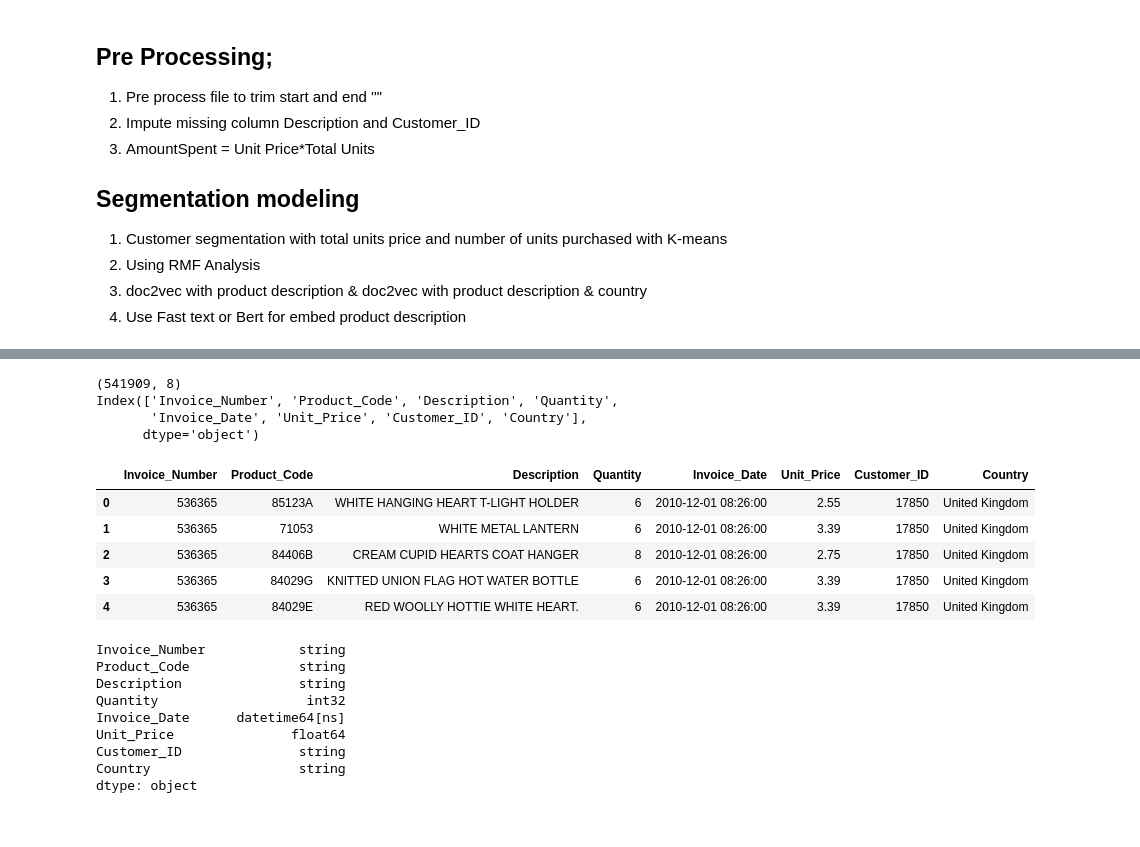
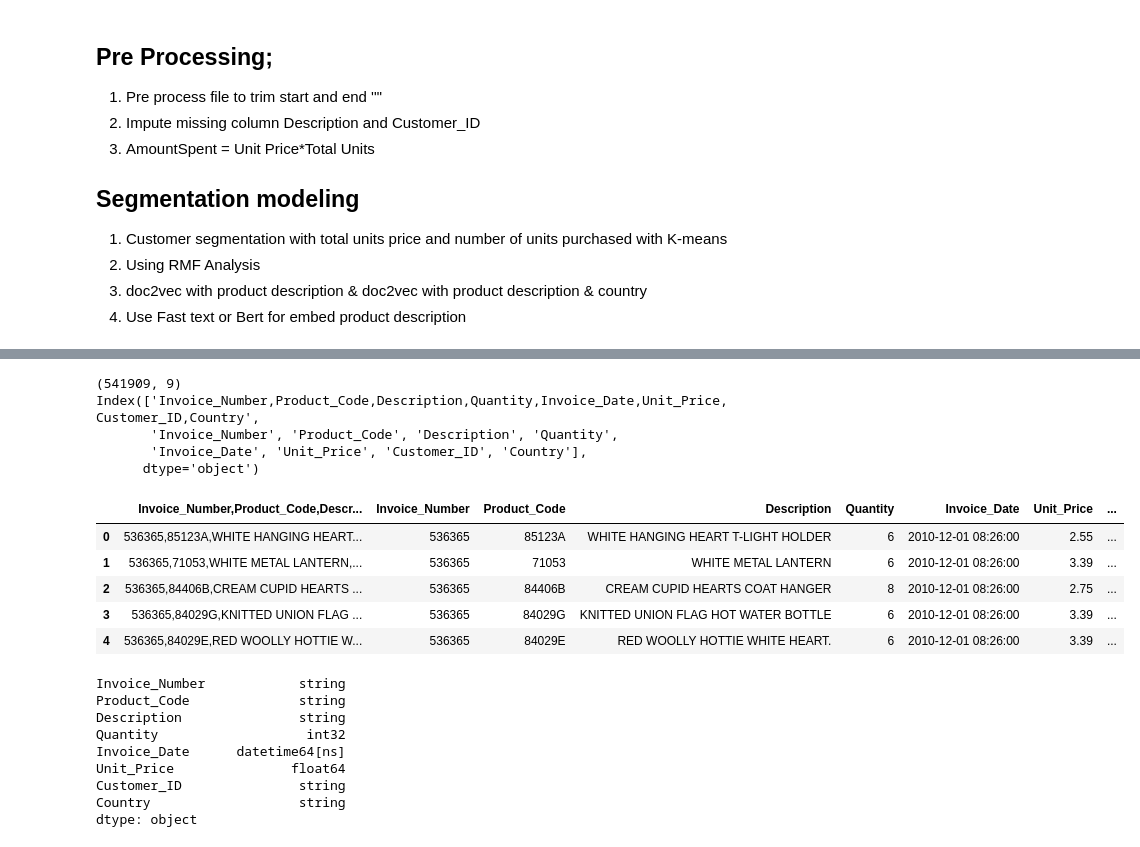
Before and after one commit to srikant86panda/altimetrik_ml_challenge, a Jupyter notebook: Segmentation_customer_value_data.ipynb, the cells around one changed output, grey strips where cells are left out. Saved outputs shown, nothing was run; the diff lists cells and outputs as text; code cells hidden in the pictures.

Commit message:
data feature formatting with regex

```diff
--- a/Segmentation_customer_value_data.ipynb
+++ b/Segmentation_customer_value_data.ipynb
@@ -28,30 +28,27 @@ glob.glob('data/ML*.txt')
-# %%
-source_file = 'data\\ML Data.txt'
-dest_file =  'data\\ML Data_new.txt'
-with open (source_file, "r") as infile:
-    all_lines = infile.readlines()
-with open (dest_file, "w+") as outfile:
-    _RE_COMBINE_ = re.compile(r'"+')
-    lines = [_RE_COMBINE_.sub('"', line.strip()[1:-1]) for line in all_lines]
-    outfile.writelines("%s\n" % l for l in lines)
-# %%
-df = pd.read_csv(dest_file, encoding='latin1', dtype = {'Invoice_Number':'string', 'Product_Code': 'string', 'Description': 'string', 'Quantity': 'int',
-       'Invoice_Date':'string', 'Unit_Price':'float', 'Customer_ID':'string', 'Country':'string'})
-df.Invoice_Date = pd.to_datetime(df.Invoice_Date)
-print(df.shape)
-print(df.columns)
-display(df.head())
-# %% [output]
-(541909, 8)
-Index(['Invoice_Number', 'Product_Code', 'Description', 'Quantity',
-       'Invoice_Date', 'Unit_Price', 'Customer_ID', 'Country'],
-      dtype='object')
-|  | Invoice_Number | Product_Code | Description | Quantity | Invoice_Date | Unit_Price | Customer_ID | Country |
-| 0 | 536365 | 85123A | WHITE HANGING HEART T-LIGHT HOLDER | 6 | 2010-12-01 08:26:00 | 2.55 | 17850 | United Kingdom |
-| 1 | 536365 | 71053 | WHITE METAL LANTERN | 6 | 2010-12-01 08:26:00 | 3.39 | 17850 | United Kingdom |
-| 2 | 536365 | 84406B | CREAM CUPID HEARTS COAT HANGER | 8 | 2010-12-01 08:26:00 | 2.75 | 17850 | United Kingdom |
-| 3 | 536365 | 84029G | KNITTED UNION FLAG HOT WATER BOTTLE | 6 | 2010-12-01 08:26:00 | 3.39 | 17850 | United Kingdom |
-| 4 | 536365 | 84029E | RED WOOLLY HOTTIE WHITE HEART. | 6 | 2010-12-01 08:26:00 | 3.39 | 17850 | United Kingdom |
+# %%
+source_file = 'data\\ML Data.txt'
+PATTERN = re.compile(r'''((?:[^,"]|"[^"]*"|'[^']*')+|(?=,,)|(?=,$)|(?=^,))''')
+
+df = pd.read_csv(source_file, encoding='latin1')
+cols = PATTERN.split(df.columns[0])[1::2]
+
+df[cols] = pd.DataFrame(df.iloc[:,0].apply(lambda x: PATTERN.split(x)[1::2]).tolist(), index= df.index)
+df.Invoice_Date = pd.to_datetime(df.Invoice_Date)
+print(df.shape)
+print(df.columns)
+display(df.head())
+# %% [output]
+(541909, 9)
+Index(['Invoice_Number,Product_Code,Description,Quantity,Invoice_Date,Unit_Price,Customer_ID,Country',
+       'Invoice_Number', 'Product_Code', 'Description', 'Quantity',
+       'Invoice_Date', 'Unit_Price', 'Customer_ID', 'Country'],
+      dtype='object')
+|  | Invoice_Number,Product_Code,Descr... | Invoice_Number | Product_Code | Description | Quantity | Invoice_Date | Unit_Price | ... |
+| 0 | 536365,85123A,WHITE HANGING HEART... | 536365 | 85123A | WHITE HANGING HEART T-LIGHT HOLDER | 6 | 2010-12-01 08:26:00 | 2.55 | ... |
+| 1 | 536365,71053,WHITE METAL LANTERN,... | 536365 | 71053 | WHITE METAL LANTERN | 6 | 2010-12-01 08:26:00 | 3.39 | ... |
+| 2 | 536365,84406B,CREAM CUPID HEARTS ... | 536365 | 84406B | CREAM CUPID HEARTS COAT HANGER | 8 | 2010-12-01 08:26:00 | 2.75 | ... |
+| 3 | 536365,84029G,KNITTED UNION FLAG ... | 536365 | 84029G | KNITTED UNION FLAG HOT WATER BOTTLE | 6 | 2010-12-01 08:26:00 | 3.39 | ... |
+| 4 | 536365,84029E,RED WOOLLY HOTTIE W... | 536365 | 84029E | RED WOOLLY HOTTIE WHITE HEART. | 6 | 2010-12-01 08:26:00 | 3.39 | ... |
 # %%
 df.dtypes
 # %% [output]
```
Also changed, not shown: parts of 1 cell of this notebook, 2 other files.
